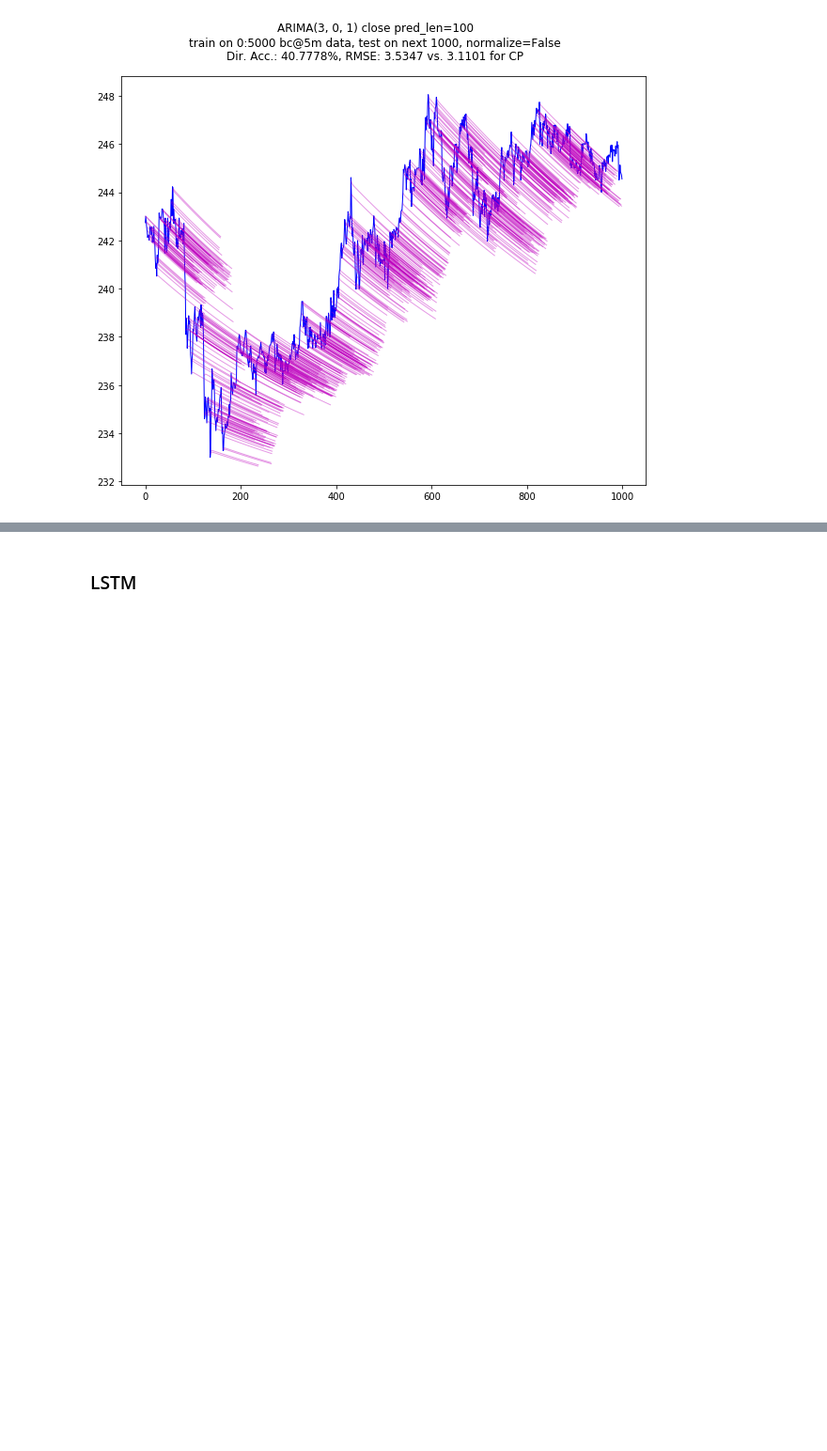
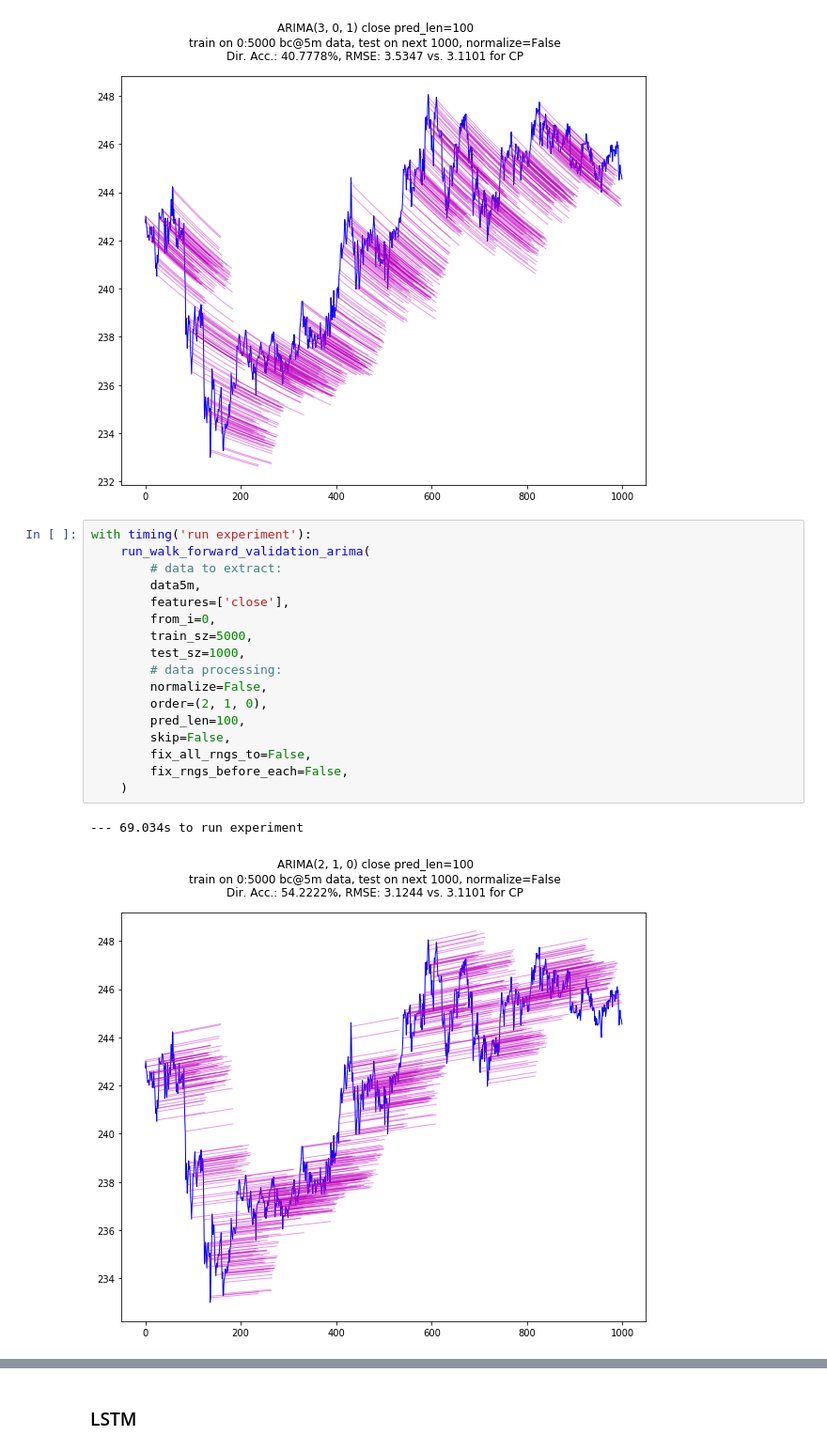
Before and after one commit to NeuronQ/udacity-capstone, a Jupyter notebook: btc-5min.ipynb, the cells around one changed output, grey strips where cells are left out. Shown at 94% size. Drawn from its saved outputs; the diff is of its cells as text; blank space fills up the shorter version.

Commit message:
toyed with arima a bit

```diff
--- a/btc-5min.ipynb
+++ b/btc-5min.ipynb
@@ -497,3 +497,23 @@ with timing('run experiment'):
 # %% [output]
 --- 1445.477s to run experiment
 [figure]
+# %%
+with timing('run experiment'):
+    run_walk_forward_validation_arima(
+        # data to extract:
+        data5m,
+        features=['close'],
+        from_i=0,
+        train_sz=5000,
+        test_sz=1000,
+        # data processing:
+        normalize=False,
+        order=(2, 1, 0),
+        pred_len=100,
+        skip=False,
+        fix_all_rngs_to=False,
+        fix_rngs_before_each=False,
+    )
+# %% [output]
+--- 69.034s to run experiment
+[figure, added]
```
Also changed, not shown: parts of 8 cells of this notebook.
